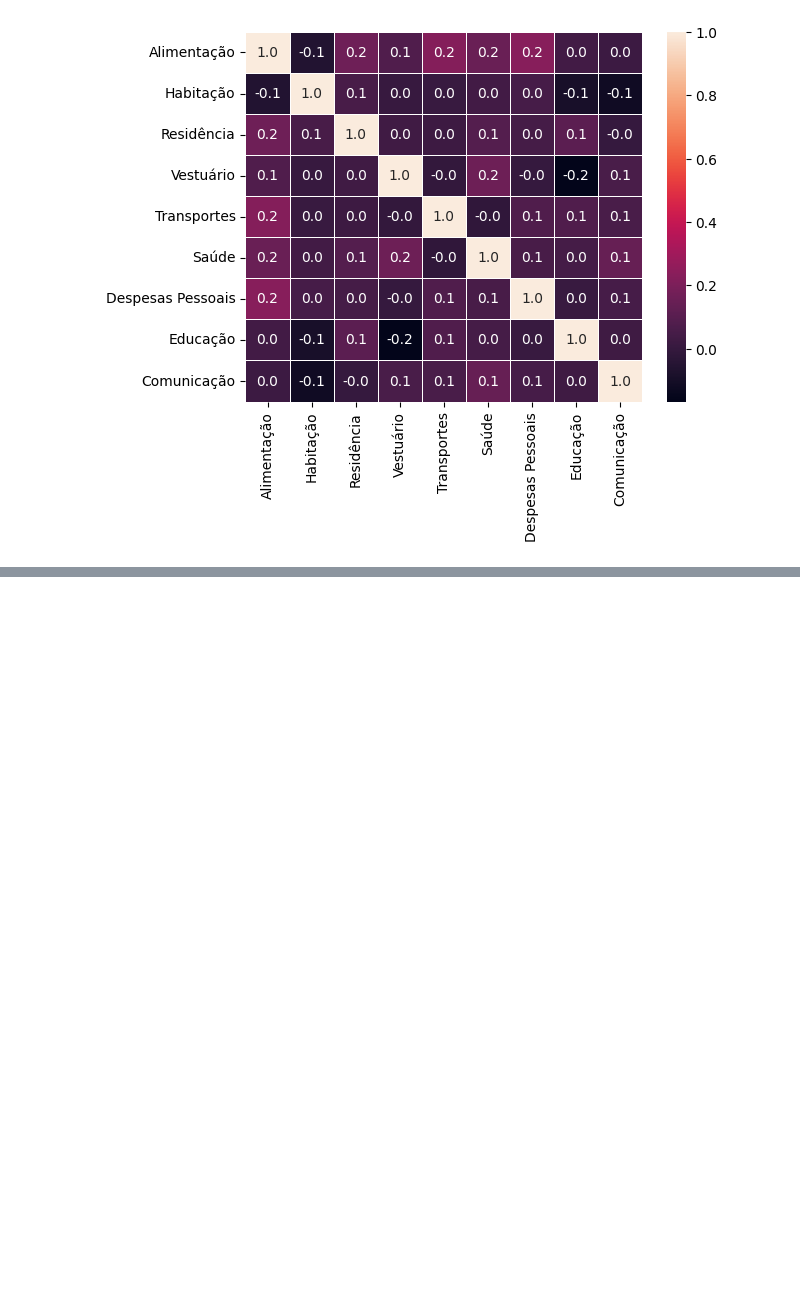
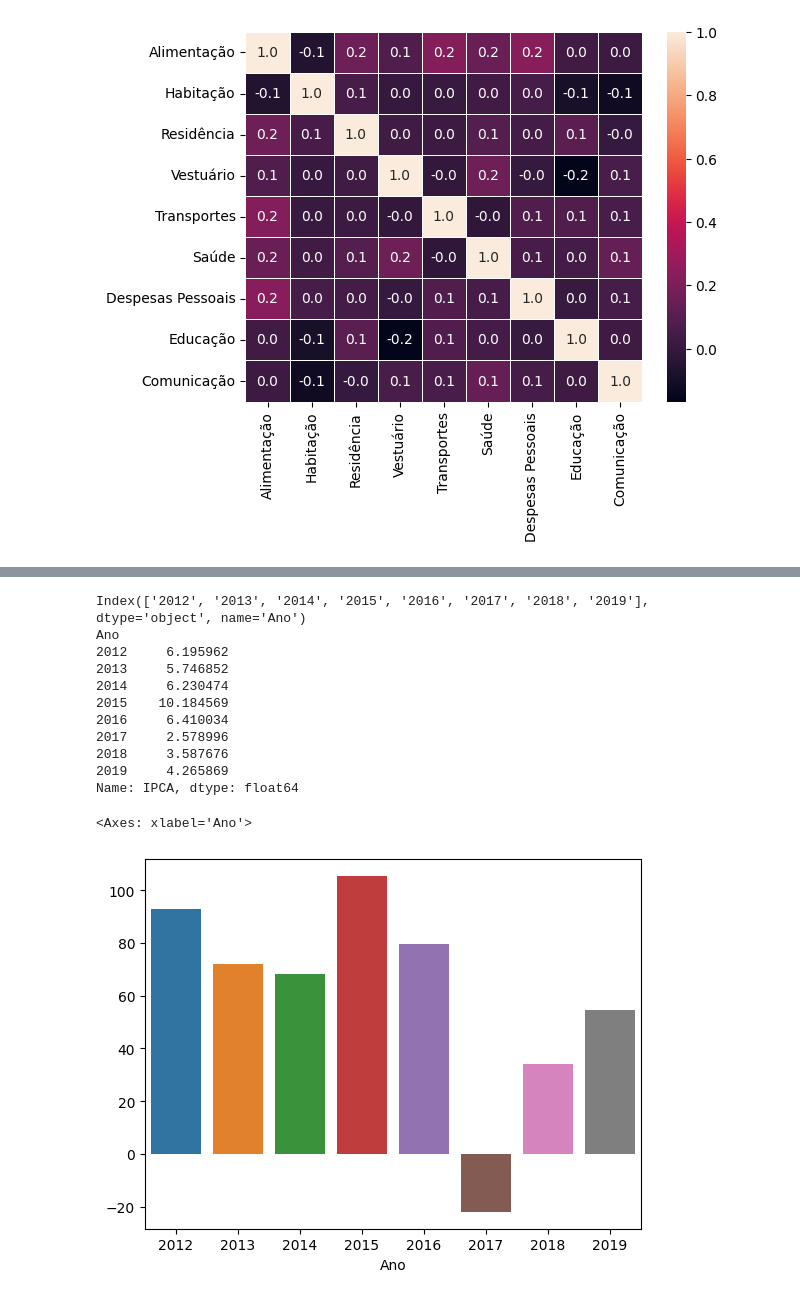
Before and after one commit to masterkey-07/proj-prob-ibge, a Jupyter notebook: notebook.ipynb, the cells around one changed output, grey strips where cells are left out. Cells and saved outputs as stored; diff of their text form; code cells hidden in the pictures; blank space fills up the shorter version.

```diff
--- a/notebook.ipynb
+++ b/notebook.ipynb
@@ -60,0 +57,21 @@ agrupado_mes[columns[0]].describe()
+# %%
+# Gráfico de Barras do Total do Indice de Alimentação nos Anos
+
+values = agrupado_ano['Alimentação'].sum().values
+index = agrupado_ano['Alimentação'].sum().index
+
+sn.barplot(x=index, y=values)
+# %% [output]
+Index(['2012', '2013', '2014', '2015', '2016', '2017', '2018', '2019'], dtype='object', name='Ano')
+Ano
+2012     6.195962
+2013     5.746852
+2014     6.230474
+2015    10.184569
+2016     6.410034
+2017     2.578996
+2018     3.587676
+2019     4.265869
+Name: IPCA, dtype: float64
+<Axes: xlabel='Ano'>
+[figure, added]
```
Also changed, not shown: parts of 5 cells of this notebook.
